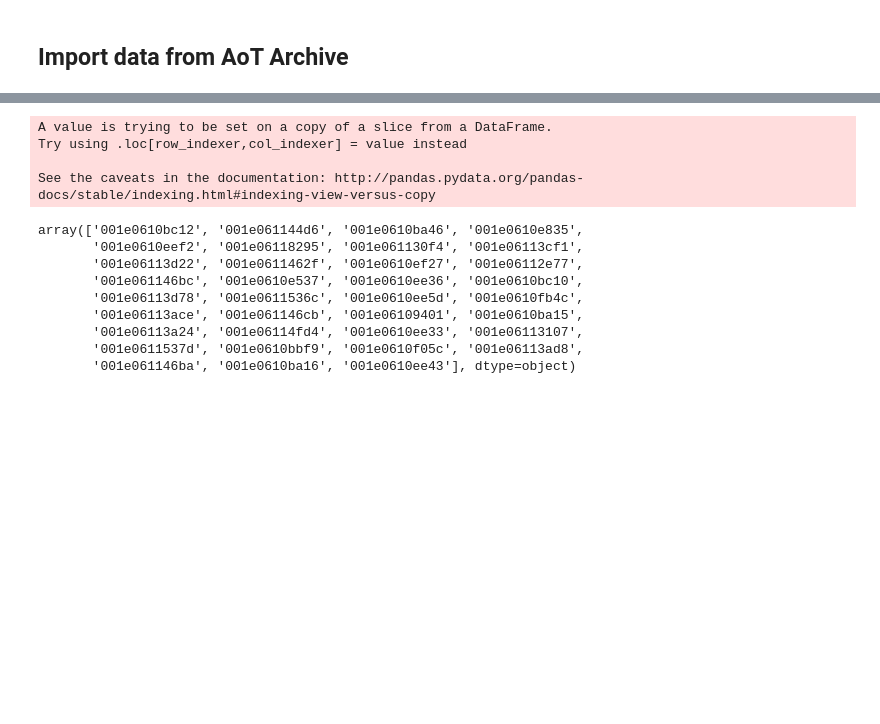
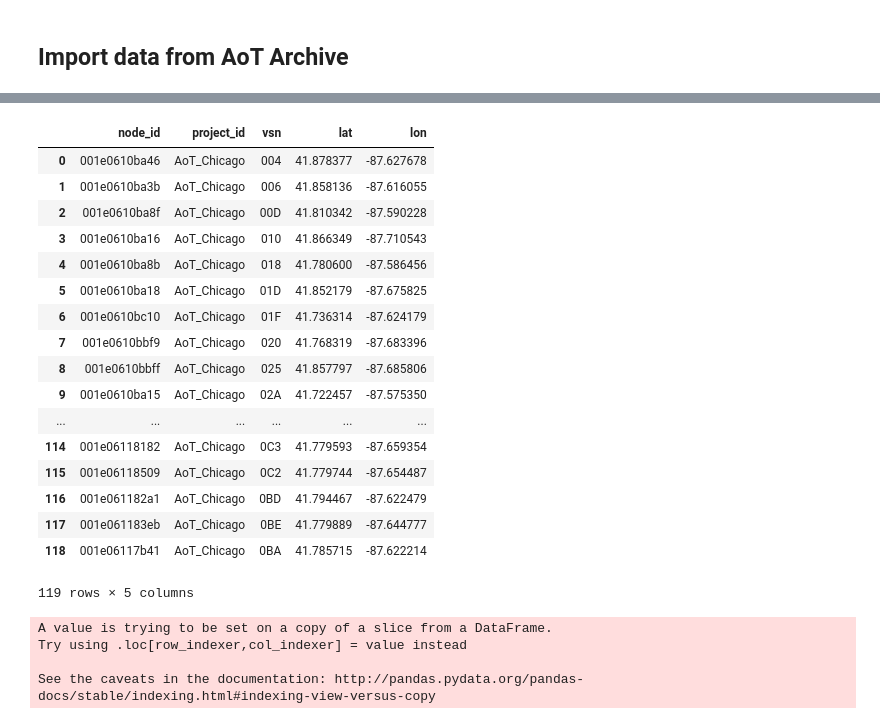
Before and after one commit to chicago-array-build/chicago-array-build-ds, a Jupyter notebook: exploration-notebook.ipynb, the cells around one changed output, grey strips where cells are left out. Saved outputs shown, nothing was run; the diff lists cells and outputs as text; code cells hidden in the pictures; blank space fills up the shorter version.

```diff
--- a/exploration-notebook.ipynb
+++ b/exploration-notebook.ipynb
@@ -234,3 +316,24 @@ from app.aot import load_aot_archive_day, clean_aot_archive_obs
+# %%
+get_nodes()
+# %% [output]
+|  | node_id | project_id | vsn | lat | lon |
+| 0 | 001e0610ba46 | AoT_Chicago | 004 | 41.878377 | -87.627678 |
+| 1 | 001e0610ba3b | AoT_Chicago | 006 | 41.858136 | -87.616055 |
+| 2 | 001e0610ba8f | AoT_Chicago | 00D | 41.810342 | -87.590228 |
+| 3 | 001e0610ba16 | AoT_Chicago | 010 | 41.866349 | -87.710543 |
+| 4 | 001e0610ba8b | AoT_Chicago | 018 | 41.780600 | -87.586456 |
+| 5 | 001e0610ba18 | AoT_Chicago | 01D | 41.852179 | -87.675825 |
+| 6 | 001e0610bc10 | AoT_Chicago | 01F | 41.736314 | -87.624179 |
+| 7 | 001e0610bbf9 | AoT_Chicago | 020 | 41.768319 | -87.683396 |
+| 8 | 001e0610bbff | AoT_Chicago | 025 | 41.857797 | -87.685806 |
+| 9 | 001e0610ba15 | AoT_Chicago | 02A | 41.722457 | -87.575350 |
+| ... | ... | ... | ... | ... | ... |
+| 114 | 001e06118182 | AoT_Chicago | 0C3 | 41.779593 | -87.659354 |
+| 115 | 001e06118509 | AoT_Chicago | 0C2 | 41.779744 | -87.654487 |
+| 116 | 001e061182a1 | AoT_Chicago | 0BD | 41.794467 | -87.622479 |
+| 117 | 001e061183eb | AoT_Chicago | 0BE | 41.779889 | -87.644777 |
+| 118 | 001e06117b41 | AoT_Chicago | 0BA | 41.785715 | -87.622214 |
+119 rows × 5 columns
 # %%
 df = load_aot_archive_day(day='2019-05-14')
 df = clean_aot_archive_obs(df)
@@ -248,12 +344,0 @@ df = load_aot_archive_day(day='2019-05-14')
-# %%
-df['node_id'].unique()
-# %% [output]
-array(['001e0610bc12', '001e061144d6', '001e0610ba46', '001e0610e835',
-       '001e0610eef2', '001e06118295', '001e061130f4', '001e06113cf1',
-       '001e06113d22', '001e0611462f', '001e0610ef27', '001e06112e77',
-       '001e061146bc', '001e0610e537', '001e0610ee36', '001e0610bc10',
-       '001e06113d78', '001e0611536c', '001e0610ee5d', '001e0610fb4c',
-       '001e06113ace', '001e061146cb', '001e06109401', '001e0610ba15',
-       '001e06113a24', '001e06114fd4', '001e0610ee33', '001e06113107',
-       '001e0611537d', '001e0610bbf9', '001e0610f05c', '001e06113ad8',
-       '001e061146ba', '001e0610ba16', '001e0610ee43'], dtype=object)
```
Also changed, not shown: parts of 17 cells of this notebook, 7 other files.
